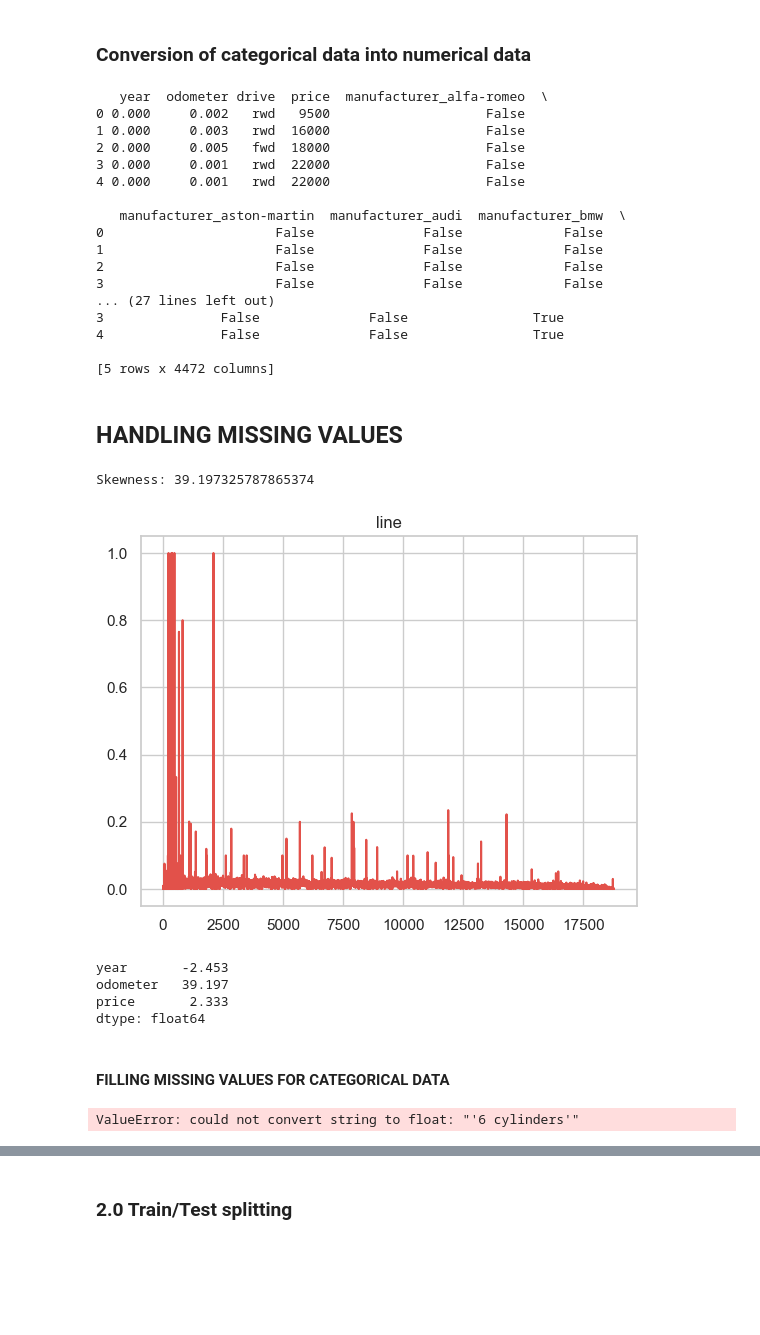
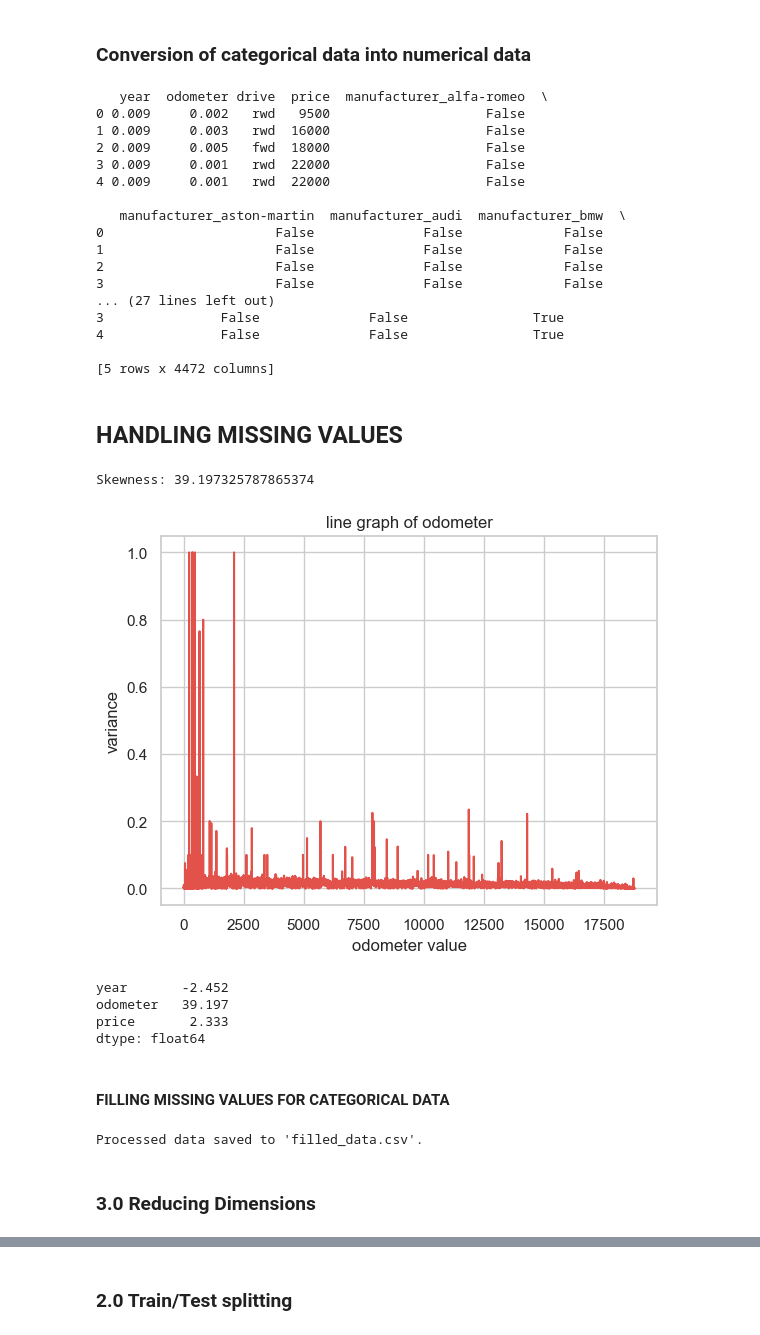
Before and after one commit to Alp-0zturk/SCPP_Project, a Jupyter notebook: main.ipynb, the cells around one changed output, grey strips where cells are left out. Cells and saved outputs as stored; diff of their text form; code cells hidden in the pictures; blank space fills up the shorter version.

```diff
--- a/main.ipynb
+++ b/main.ipynb
@@ -74,17 +75,16 @@ This is done to increase amount of data and to increase coherence.
 columns_to_encode = ['manufacturer', 'model', 'condition','cylinders', 'fuel', 'title_status','transmission', 'size', 'type','paint_color']
 
 # One-hot encode the specified columns
-df_encoded = pd.get_dummies(df, columns=columns_to_encode)
 df_encoded = pd.get_dummies(df, columns=columns_to_encode, drop_first=True)
 # Display the transformed DataFrame
 print(df_encoded.head(5))
 # %% [output]
    year  odometer drive  price  manufacturer_alfa-romeo  \
-0 0.000     0.002   rwd   9500                    False
-1 0.000     0.003   rwd  16000                    False
-2 0.000     0.005   fwd  18000                    False
-3 0.000     0.001   rwd  22000                    False
-4 0.000     0.001   rwd  22000                    False
+0 0.009     0.002   rwd   9500                    False
+1 0.009     0.003   rwd  16000                    False
+2 0.009     0.005   fwd  18000                    False
+3 0.009     0.001   rwd  22000                    False
+4 0.009     0.001   rwd  22000                    False
 
    manufacturer_aston-martin  manufacturer_audi  manufacturer_bmw  \
 0                      False              False             False
@@ -101,29 +101,66 @@ print(df_encoded.head(5))
 # %%
 import matplotlib.pyplot as plt
 skewness = df['odometer'].skew()
 print(f"Skewness: {skewness}")
 df['odometer'].plot(kind='line')
-plt.title('line')
+plt.title('line graph of odometer')
+plt.xlabel('odometer value')
+plt.ylabel('variance')
 plt.show()
 df['odometer'] = df['odometer'].fillna(df['odometer'].median()) # HANDLING FOR SKEWED DATA
 numerical_cols = df.select_dtypes(include=['float64', 'int64']).columns
 print(df[numerical_cols].skew())
 
 df['year'] = df['year'].fillna(df['year'].mean()) # HANDLING FOR SYMMETRIC DATA
 # %% [output]
 Skewness: 39.197325787865374
-[figure, old version]
+[figure, new version]
-year       -2.453
+year       -2.452
 odometer   39.197
 price       2.333
 dtype: float64
 # %% [markdown]
 <h4> FILLING MISSING VALUES FOR CATEGORICAL DATA </h4>
-# %%
-from sklearn.impute import KNNImputer
-#cylinders(other), fuel(other), odometer(<=124), type(other)
-# Using KNN imputer (works well for numerical columns, but can also be used for categorical data)
-imputer = KNNImputer(n_neighbors=5)
-df['cylinders'] = imputer.fit_transform(df[['cylinders', 'model', 'fuel', 'condition', 'transmission', 'drive', 'title_status', 'size', 'type']])
-# %% [output]
-ValueError: could not convert string to float: "'6 cylinders'"
+# %%
+import pandas as pd
+import numpy as np
+from sklearn.impute import KNNImputer
+from sklearn.preprocessing import LabelEncoder
+# Columns to handle
+categorical_columns = ['cylinders', 'fuel', 'transmission', 'type']
+numerical_columns = ['year', 'odometer']  # Numerical columns
+
+# Step 1: Replace "other" in categorical columns with the mode
+for col in categorical_columns:
+    mode_value = df[col].mode()[0]  # Find the mode
+    df[col] = df[col].replace('other', mode_value)
+
+# Step 2: Fill missing values in numerical columns with the median
+for col in numerical_columns:
+    median_value = df[col].median()
+    df[col].fillna(median_value, inplace=True)
+
+# Step 3: Encode categorical columns for KNNImputer
+label_encoders = {}
+for col in categorical_columns:
+    label_encoders[col] = LabelEncoder()
+    df[col] = label_encoders[col].fit_transform(df[col].astype(str))
+
+# Step 4: Apply KNNImputer for further imputation
+imputer = KNNImputer(n_neighbors=5)
+columns_to_impute = numerical_columns + categorical_columns
+df[columns_to_impute] = imputer.fit_transform(df[columns_to_impute])
+
+# Step 5: Decode categorical columns back to original labels
+for col in categorical_columns:
+    df[col] = label_encoders[col].inverse_transform(df[col].round().astype(int))
+
+# Step 6: Save the processed DataFrame to a new CSV file
+df.to_csv('filled_data.csv', index=False)
+
+# Check the output
+print("Processed data saved to 'filled_data.csv'.")
+# %% [output]
+Processed data saved to 'filled_data.csv'.
+# %% [markdown]
+### 3.0 Reducing Dimensions
```
Also changed, not shown: parts of 3 cells of this notebook, 5 other files.
